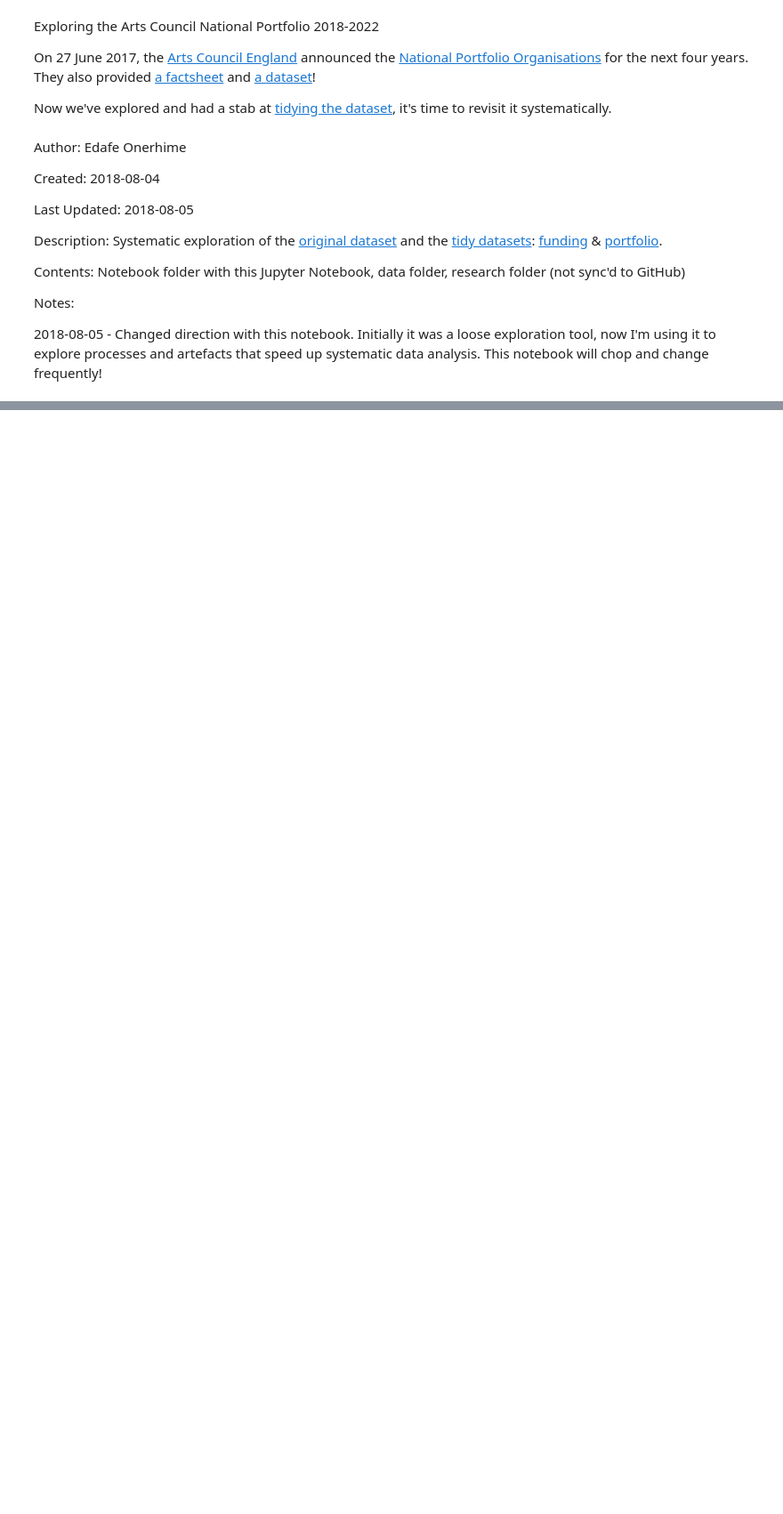
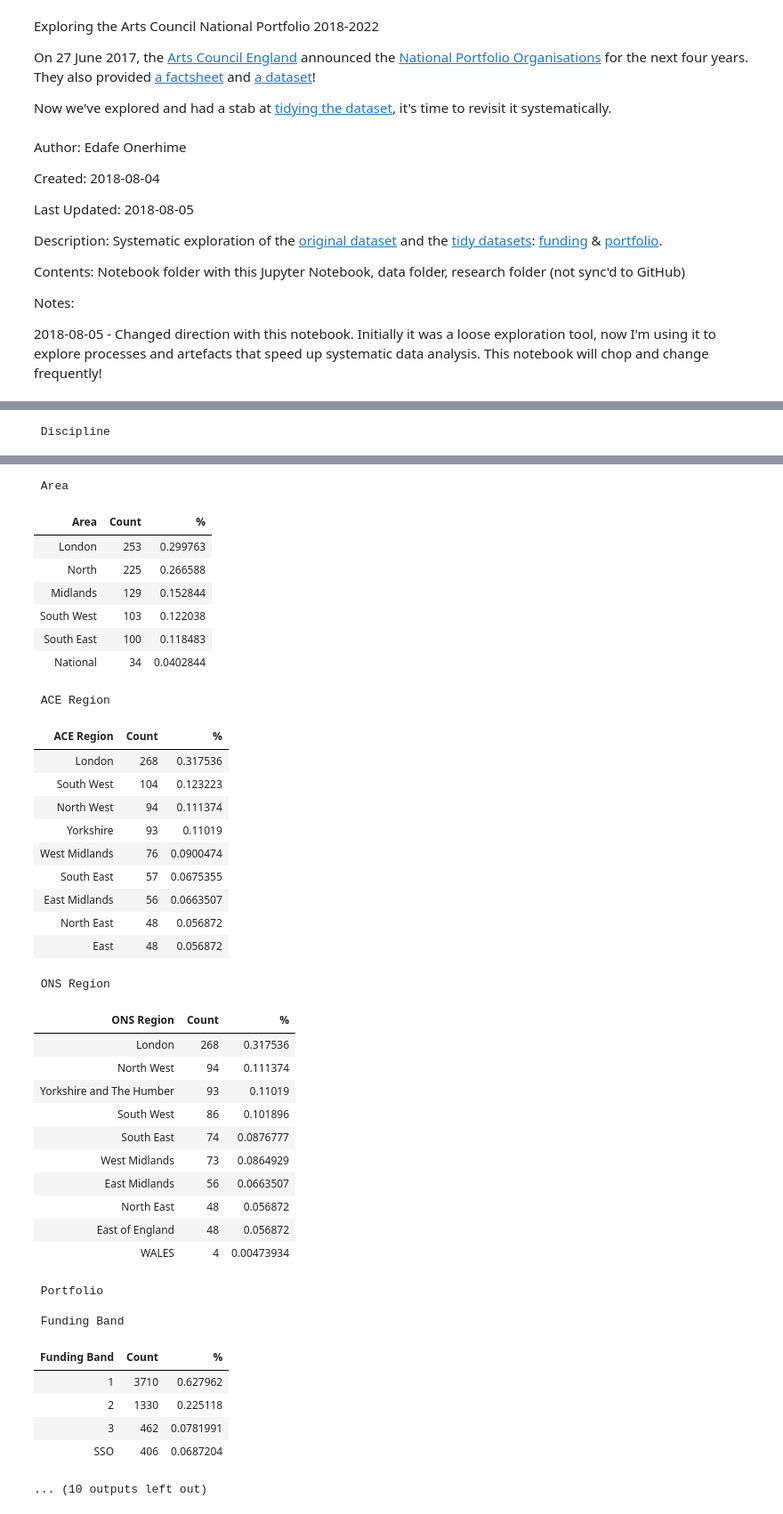
Before and after one commit to ekoner/Arts-Council-National-Portfolio, a Jupyter notebook: notebook/Exploring the Arts Council National Portfolio 2018-2022.ipynb, the cells around one changed output, grey strips where cells are left out. Shown: that part at 89% size. Cells and saved outputs as stored; diff of their text form; code cells hidden in the pictures; blank space fills up the shorter version.

```diff
--- a/notebook/Exploring the Arts Council National Portfolio 2018-2022.ipynb
+++ b/notebook/Exploring the Arts Council National Portfolio 2018-2022.ipynb
@@ -215,0 +263,19 @@ The dataset 'Classification' has 8 columns and 844 rows. Columns: 5 bool, 1 cate
+# %%
+print('\n', 'Applicant')
+lstDesc = describeCategory(dfApplicant)
+for dfDesc in lstDesc:
+    print('\n',dfDesc.df_name)
+    display(HTML(tabulate(dfDesc,headers='keys', tablefmt='html', showindex=False, )))
+
+print('\n', 'Portfolio')
+lstDesc = describeCategory(dfPortfolio)
+for dfDesc in lstDesc:
+    print('\n',dfDesc.df_name)
+    display(HTML(tabulate(dfDesc,headers='keys', tablefmt='html', showindex=False, )))
+
+print('\n', 'Classification')
+lstDesc = describeCategory(dfClassification)
+for dfDesc in lstDesc:
+    print('\n',dfDesc.df_name)
+    display(HTML(tabulate(dfDesc,headers='keys', tablefmt='html', showindex=False, )))
+# %% [output]
@@ -215,0 +290 @@ The dataset 'Classification' has 8 columns and 844 rows. Columns: 5 bool, 1 cate
+ Discipline
@@ -215,0 +301,40 @@ The dataset 'Classification' has 8 columns and 844 rows. Columns: 5 bool, 1 cate
+ Area
+| Area | Count | % |
+| London | 253 | 0.299763 |
+| North | 225 | 0.266588 |
+| Midlands | 129 | 0.152844 |
+| South West | 103 | 0.122038 |
+| South East | 100 | 0.118483 |
+| National | 34 | 0.0402844 |
+ ACE Region
+| ACE Region | Count | % |
+| London | 268 | 0.317536 |
+| South West | 104 | 0.123223 |
+| North West | 94 | 0.111374 |
+| Yorkshire | 93 | 0.11019 |
+| West Midlands | 76 | 0.0900474 |
+| South East | 57 | 0.0675355 |
+| East Midlands | 56 | 0.0663507 |
+| North East | 48 | 0.056872 |
+| East | 48 | 0.056872 |
+ ONS Region
+| ONS Region | Count | % |
+| London | 268 | 0.317536 |
+| North West | 94 | 0.111374 |
+| Yorkshire and The Humber | 93 | 0.11019 |
+| South West | 86 | 0.101896 |
+| South East | 74 | 0.0876777 |
+| West Midlands | 73 | 0.0864929 |
+| East Midlands | 56 | 0.0663507 |
+| North East | 48 | 0.056872 |
+| East of England | 48 | 0.056872 |
+| WALES | 4 | 0.00473934 |
+ Portfolio
+
+ Funding Band
+| Funding Band | Count | % |
+| 1 | 3710 | 0.627962 |
+| 2 | 1330 | 0.225118 |
+| 3 | 462 | 0.0781991 |
+| SSO | 406 | 0.0687204 |
+... (10 outputs left out)
```
Also changed, not shown: parts of 7 cells of this notebook.
